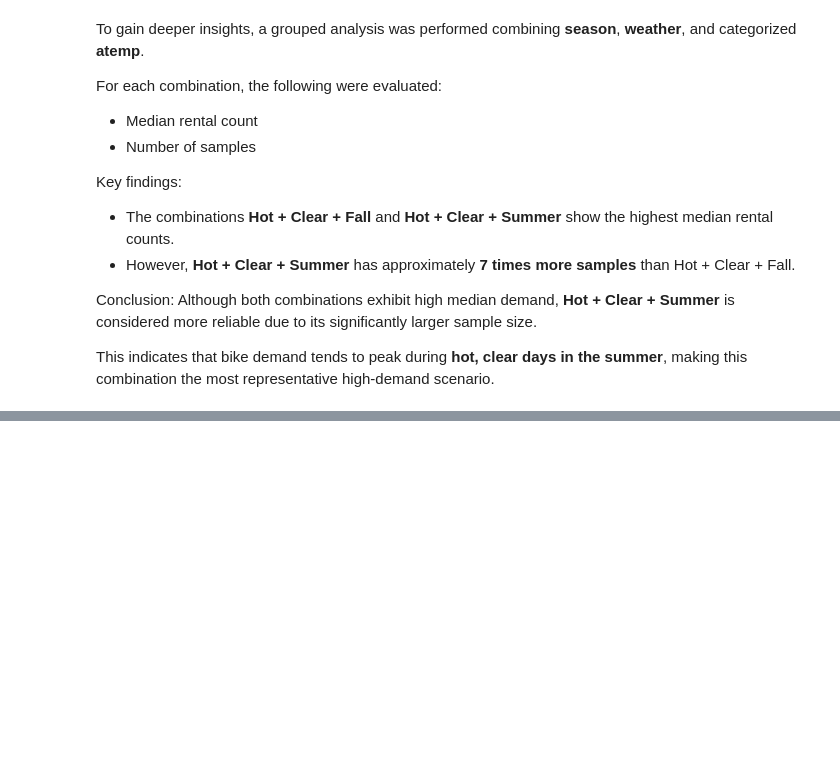
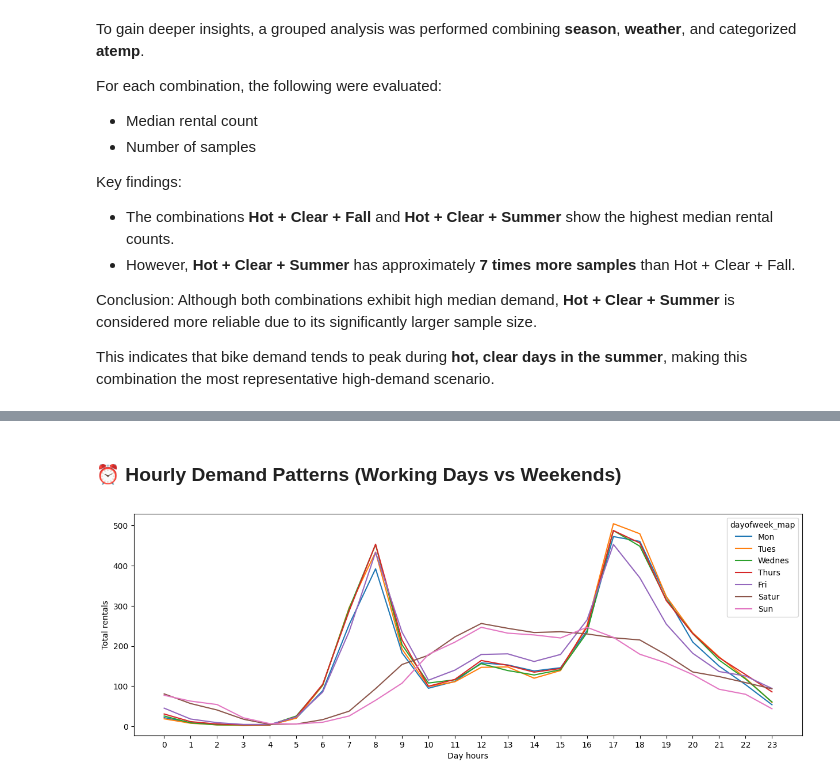
Before and after one commit to moha-yasser/bike-sharing-demand-analysis-and-prediction, a Jupyter notebook: bike_demand.ipynb, the cells around one changed output, grey strips where cells are left out. Saved outputs shown, nothing was run; the diff lists cells and outputs as text; code cells hidden in the pictures; blank space fills up the shorter version.

Commit message:
eda: analyze seasonal and hourly patterns across datetime components

```diff
--- a/bike_demand.ipynb
+++ b/bike_demand.ipynb
@@ -379,0 +464,18 @@ This indicates that bike demand tends to peak during **hot, clear days in the su
+# %% [markdown]
+### ⏰ Hourly Demand Patterns (Working Days vs Weekends)
+# %%
+days_order = ['Mon', 'Tues', 'Wednes', 'Thurs', 'Fri', 'Satur', 'Sun']
+
+
+subs = df.groupby(['hour', 'dayofweek_map'])['registered'].median().reset_index()
+
+subs['dayofweek_map'] = pd.Categorical(subs['dayofweek_map'], categories=days_order, ordered=True)
+
+plt.figure(figsize=(15, 5))
+ax = sns.lineplot(data=subs, x='hour', y='registered', hue='dayofweek_map')
+ax.set_xticks(np.arange(0,24))
+plt.xlabel('Day hours')
+plt.ylabel('Total rentals')
+plt.show()
+# %% [output]
+[figure, added]
```
Also changed, not shown: parts of 15 cells of this notebook.
